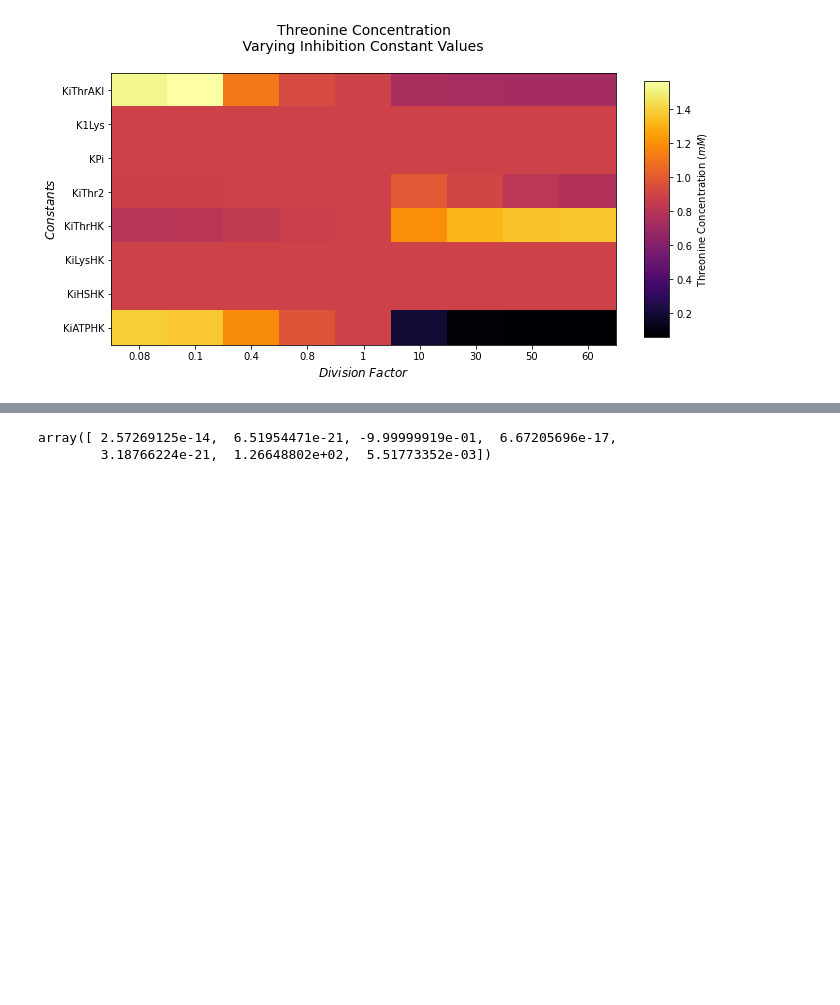
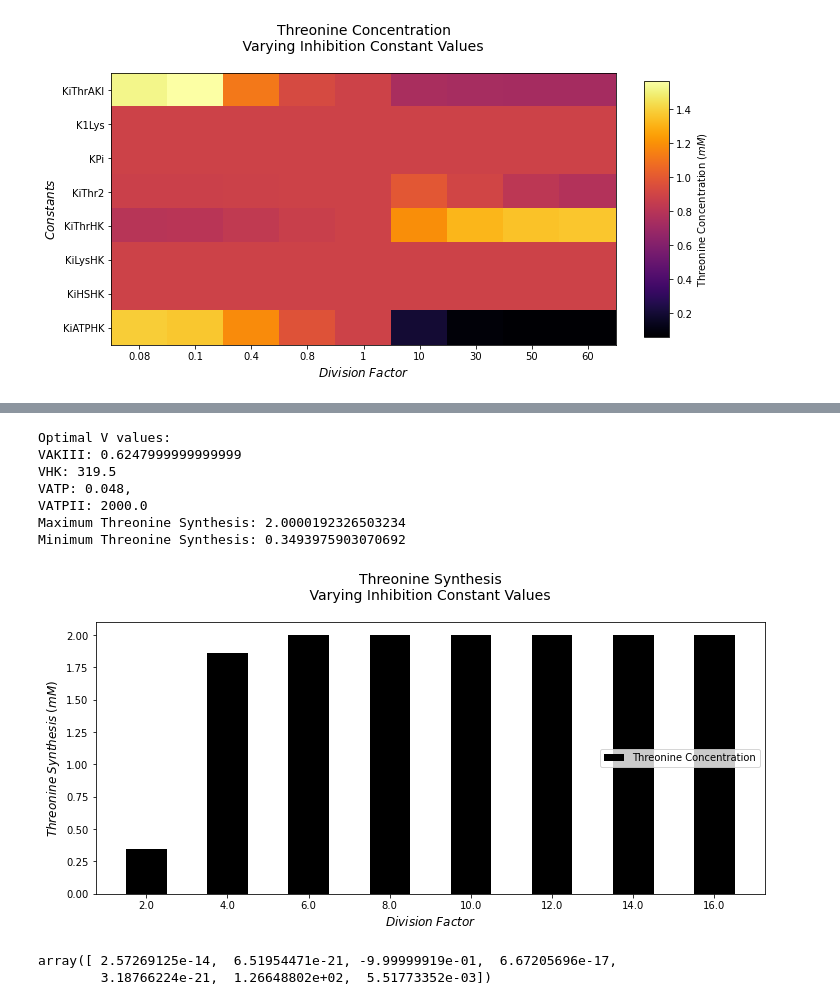
Before and after one commit to alejandrocs98/Proyectos-HCIM, a Jupyter notebook: Proyecto-01/proyecto_1.ipynb, the cells around one changed output, grey strips where cells are left out. Cells and saved outputs as stored; diff of their text form; code cells hidden in the pictures; blank space fills up the shorter version.

```diff
--- a/Proyecto-01/proyecto_1.ipynb
+++ b/Proyecto-01/proyecto_1.ipynb
@@ -417,3 +424,41 @@ axis.set_ylabel('$Constants$', fontsize=12);
+# %%
+# VAKIII, VHK, VATP, VATPII
+# VAKI = 0.088                # Flag 0.068
+# VAKIII = 0.0094             # Flag 0.0054
+# VASD = 2                    # Flag 2
+# VHDH = 10                   # Flag 10
+# VHK = 45                   # Flag 100
+# VTS = 10
+# VATP = 0.012
+# VATPII = 500
+kvalues_v = [0.088, 45, 0.012, 500.]
+factor_v = 1.
+assays_v = 8
+values_v = [[kvalues_v[0]/factor_v * (i + 0.1), kvalues_v[1]/ factor_v * (i + 0.1), kvalues_v[2]/factor * (i + 1), kvalues_v[3]/factor * (i + 1),]for i in range(assays_v)]
+solved_constants_v = [find_optimal_velocity(val, delta_constants='solved') for val in tqdm(values_v)];
+# %%
+# VAKIII, VHK, VATP, VATPII
+figure = plt.figure(figsize=(12,5))
+K_val = values_v[np.argmax(solved_constants_v)]
+print(f'Optimal V values: \nVAKIII: {K_val[0]} \nVHK: {K_val[1]} \nVATP: {K_val[2]}, \nVATPII: {K_val[3]}')
+print(f'Maximum Threonine Synthesis: {np.max(solved_constants_v)}')
+print(f'Minimum Threonine Synthesis: {np.min(solved_constants_v)}')
+
+plt.bar(range(assays_v), solved_constants_v, color='black', width=0.5, align='center', label='Threonine Concentration');
+plt.title('Threonine Synthesis\n Varying Inhibition Constant Values \n', fontsize=14);
+plt.xlabel('$Division \; Factor$', fontsize=12);
+plt.ylabel('$Threonine\;Synthesis\;(mM)$', fontsize=12);
+plt.legend(loc=5);
+plt.xticks(range(assays_v), [f'{round(factor * (i+1), 4)}' for i in range(assays_v)]);
+# %% [output]
+Optimal V values:
+VAKIII: 0.6247999999999999
+VHK: 319.5
+VATP: 0.048,
+VATPII: 2000.0
+Maximum Threonine Synthesis: 2.0000192326503234
+Minimum Threonine Synthesis: 0.3493975903070692
+[figure, added]
 # %%
 def system(t, r):
     Asp, AspP, ASA, HS, HSP, Thr, ATP = r
```
Also changed, not shown: parts of 4 cells of this notebook.
